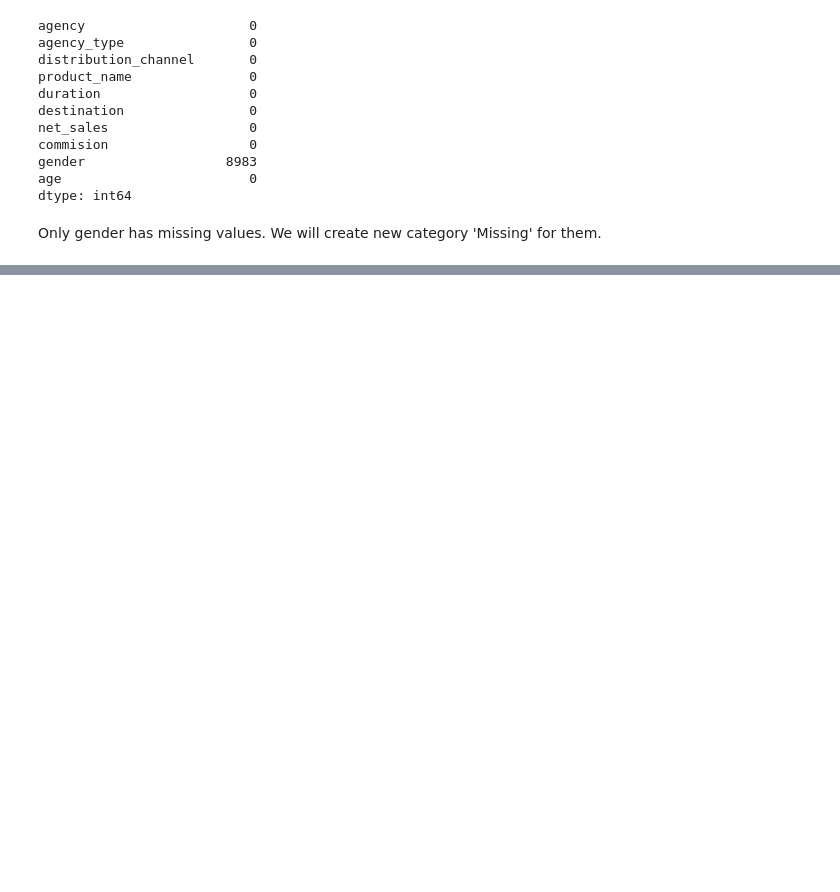
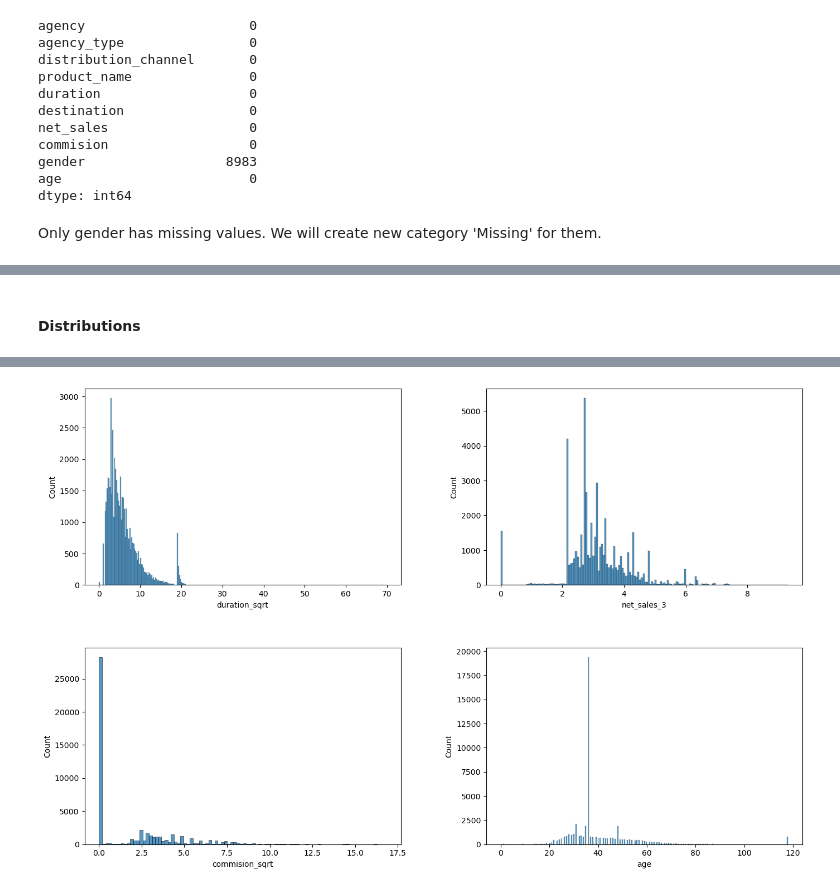
Before and after one commit to AndreiShelest/ML_travel_insurance, a Jupyter notebook: notebooks/eda.ipynb, the cells around one changed output, grey strips where cells are left out. Drawn from its saved outputs; the diff is of its cells as text; code cells hidden in the pictures; blank space fills up the shorter version.

```diff
--- a/notebooks/eda.ipynb
+++ b/notebooks/eda.ipynb
@@ -267,0 +142,3 @@ y_train
+# %%
+y_train = y_train == 'Yes'
+y_test = y_test == 'Yes'
@@ -267,0 +218,4 @@ y_train
+# %%
+oh_cols = catalog.load('params:travel_insurance.encoding.one_hot_cols')
+
+X_train_upd = pd.get_dummies(X_train, columns=oh_cols)
@@ -267,0 +225,6 @@ y_train
+# %%
+catboost_cols = catalog.load('params:travel_insurance.encoding.catboost.cols')
+
+CBE_encoder = CatBoostEncoder(cols=catboost_cols)
+X_train_upd = CBE_encoder.fit_transform(X_train_upd, y_train)
+X_train_upd.head(10)
@@ -267,0 +253,22 @@ y_train
+# %%
+X_train_upd['duration'] = np.where(
+    X_train_upd['duration'] < 0, 0, X_train_upd['duration']
+)
+X_train_upd['duration_sqrt'] = np.sqrt(X_train_upd['duration'])
+
+X_train_upd['net_sales_3'] = X_train_upd['net_sales'] ** (1 / 3)
+X_train_upd['commision_sqrt'] = X_train_upd['commision'] ** 0.5
+# %% [markdown]
+#### Distributions
+# %%
+fig, axs = plt.subplots(nrows=2, ncols=2, figsize=(15, 10))
+axs_flat = axs.flat
+
+sns.histplot(X_train_upd['duration_sqrt'], ax=axs_flat[0])
+sns.histplot(X_train_upd['net_sales_3'], ax=axs_flat[1])
+sns.histplot(X_train_upd['commision_sqrt'], ax=axs_flat[2])
+sns.histplot(X_train_upd['age'], ax=axs_flat[3])
+
+fig.tight_layout(pad=5)
+plt.show()
+# %% [output]
@@ -267,0 +276 @@ y_train
+[figure, added]
```
Also changed, not shown: parts of 39 cells of this notebook, 3 other files.
